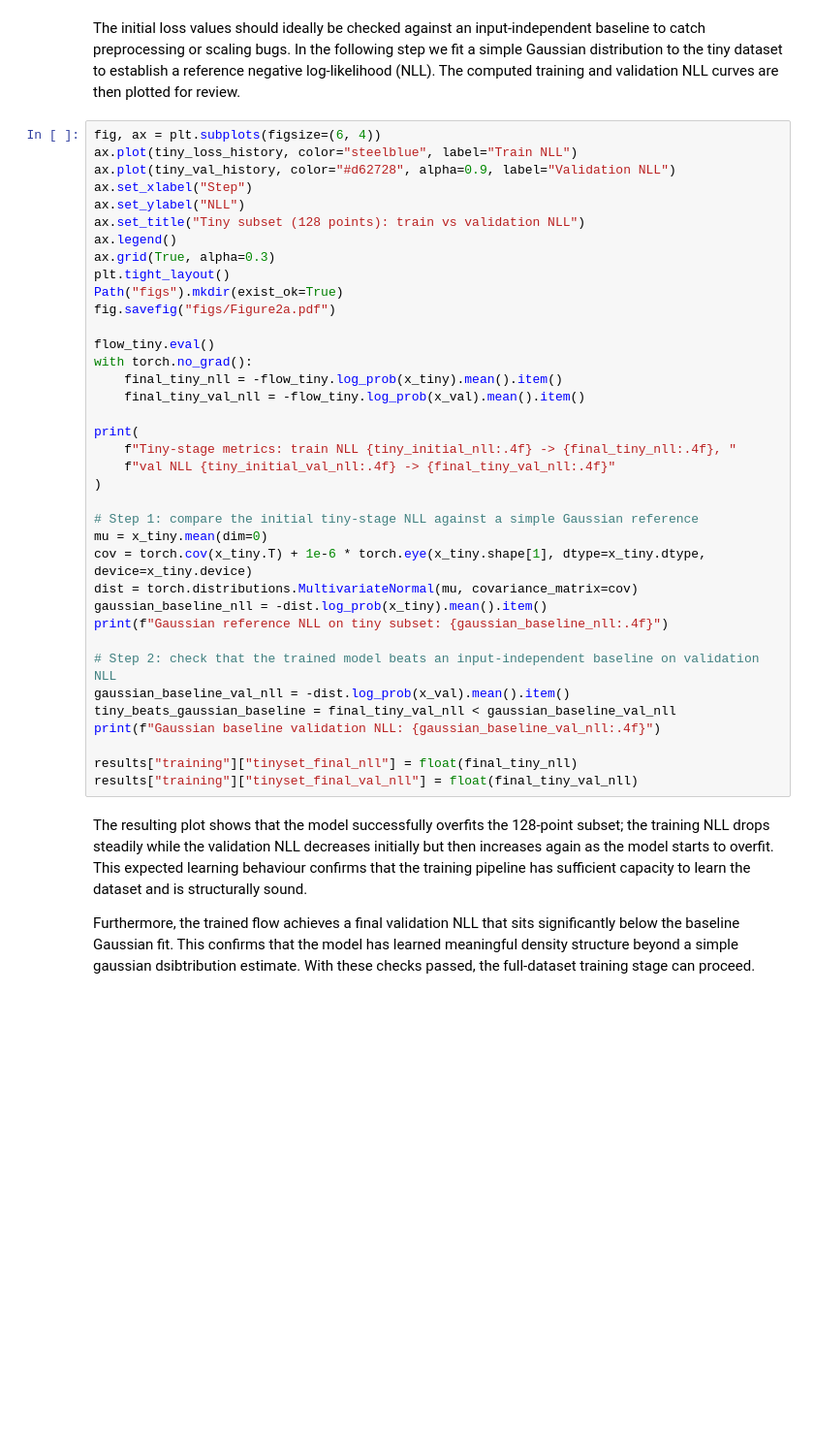
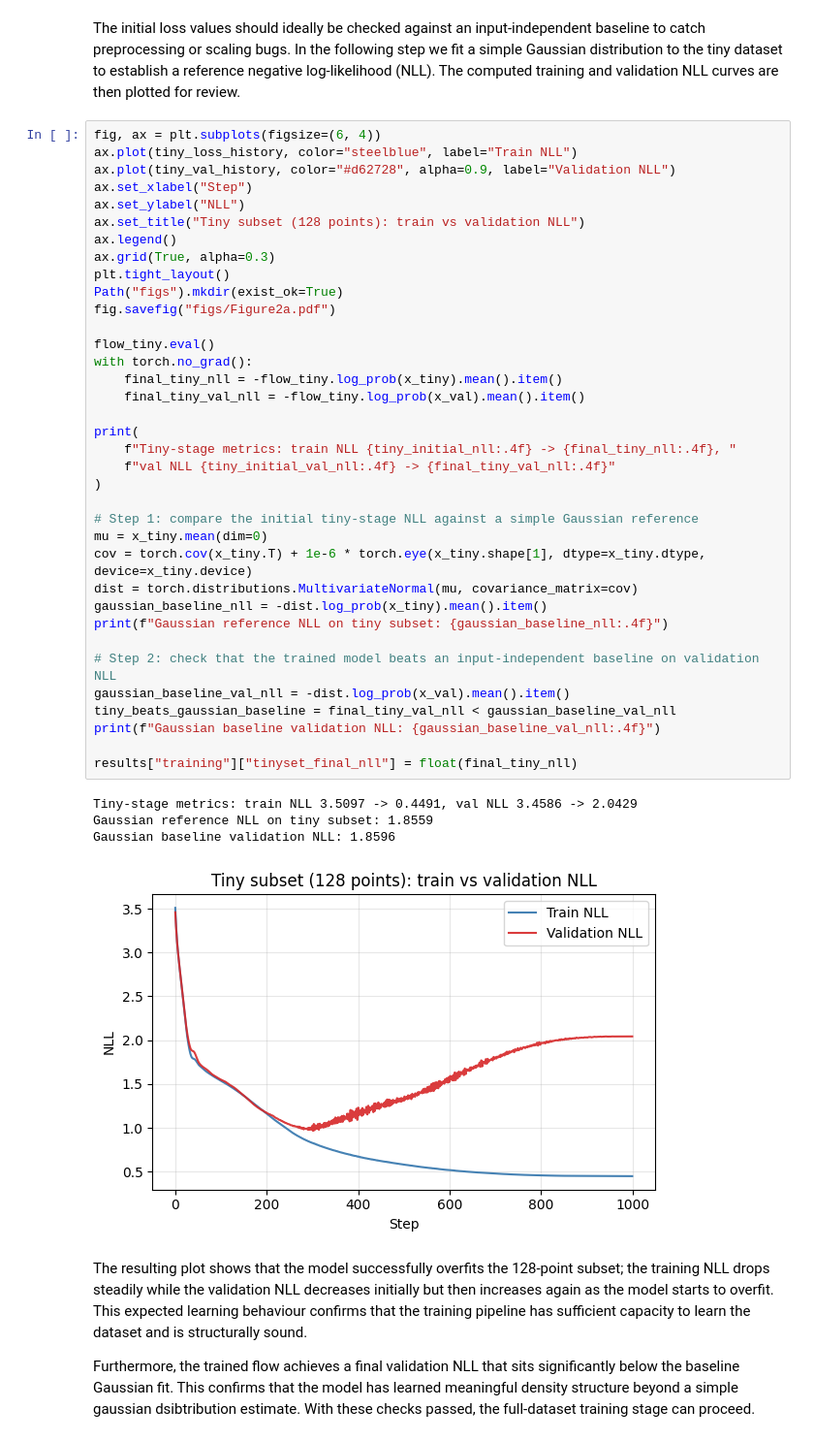
Before and after one commit to harveydgb/normalising-flow-model, a Jupyter notebook: coursework.ipynb, the cells around one changed output. Shown at 97% size. Drawn from its saved outputs; the diff is of its cells as text; blank space fills up the shorter version.

```diff
--- a/coursework.ipynb
+++ b/coursework.ipynb
@@ -536,34 +583,38 @@ ax.set_ylabel("NLL")
 ax.set_title("Tiny subset (128 points): train vs validation NLL")
 ax.legend()
 ax.grid(True, alpha=0.3)
 plt.tight_layout()
 Path("figs").mkdir(exist_ok=True)
 fig.savefig("figs/Figure2a.pdf")
 
 flow_tiny.eval()
 with torch.no_grad():
     final_tiny_nll = -flow_tiny.log_prob(x_tiny).mean().item()
     final_tiny_val_nll = -flow_tiny.log_prob(x_val).mean().item()
 
 print(
     f"Tiny-stage metrics: train NLL {tiny_initial_nll:.4f} -> {final_tiny_nll:.4f}, "
     f"val NLL {tiny_initial_val_nll:.4f} -> {final_tiny_val_nll:.4f}"
 )
 
 # Step 1: compare the initial tiny-stage NLL against a simple Gaussian reference
 mu = x_tiny.mean(dim=0)
 cov = torch.cov(x_tiny.T) + 1e-6 * torch.eye(x_tiny.shape[1], dtype=x_tiny.dtype, device=x_tiny.device)
 dist = torch.distributions.MultivariateNormal(mu, covariance_matrix=cov)
 gaussian_baseline_nll = -dist.log_prob(x_tiny).mean().item()
 print(f"Gaussian reference NLL on tiny subset: {gaussian_baseline_nll:.4f}")
 
 # Step 2: check that the trained model beats an input-independent baseline on validation NLL
 gaussian_baseline_val_nll = -dist.log_prob(x_val).mean().item()
 tiny_beats_gaussian_baseline = final_tiny_val_nll < gaussian_baseline_val_nll
 print(f"Gaussian baseline validation NLL: {gaussian_baseline_val_nll:.4f}")
 
 results["training"]["tinyset_final_nll"] = float(final_tiny_nll)
-results["training"]["tinyset_final_val_nll"] = float(final_tiny_val_nll)
+# %% [output]
+Tiny-stage metrics: train NLL 3.5097 -> 0.4491, val NLL 3.4586 -> 2.0429
+Gaussian reference NLL on tiny subset: 1.8559
+Gaussian baseline validation NLL: 1.8596
+[figure, added]
 # %% [markdown]
 The resulting plot shows that the model successfully overfits the 128-point subset; the training NLL drops steadily while the validation NLL decreases initially but then increases again as the model starts to overfit. This expected learning behaviour confirms that the training pipeline has sufficient capacity to learn the dataset and is structurally sound.
 
```
Also changed, not shown: parts of 16 cells of this notebook, 6 other files.
